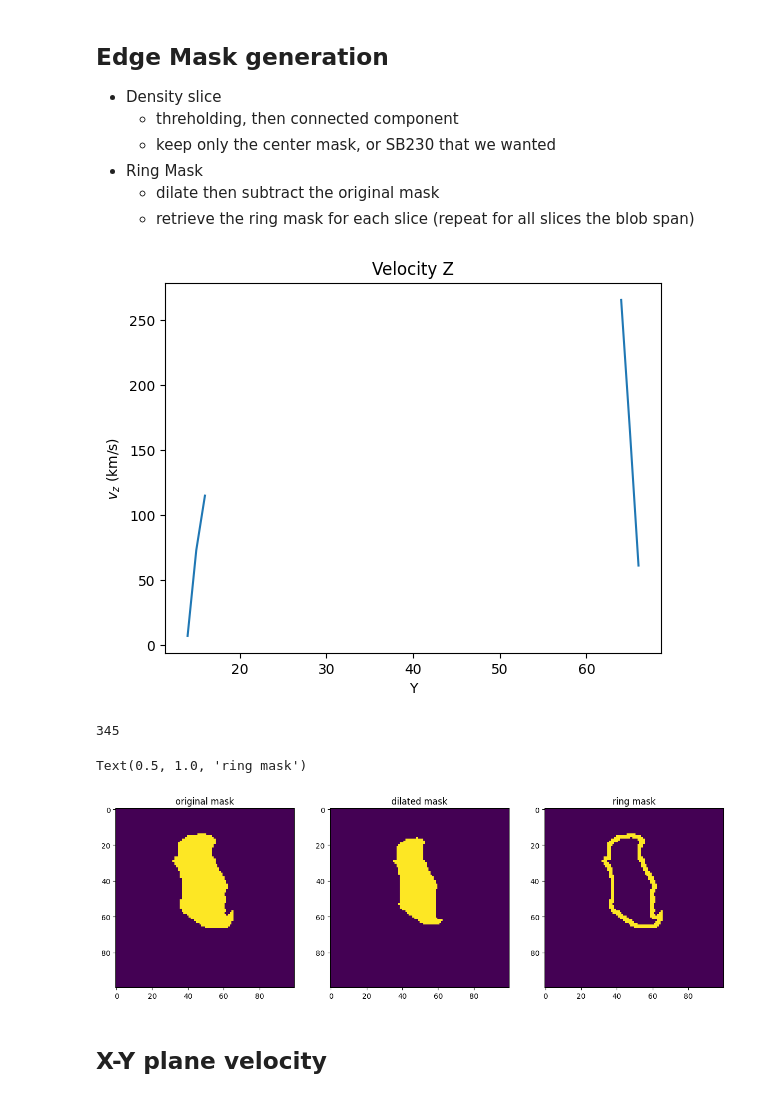
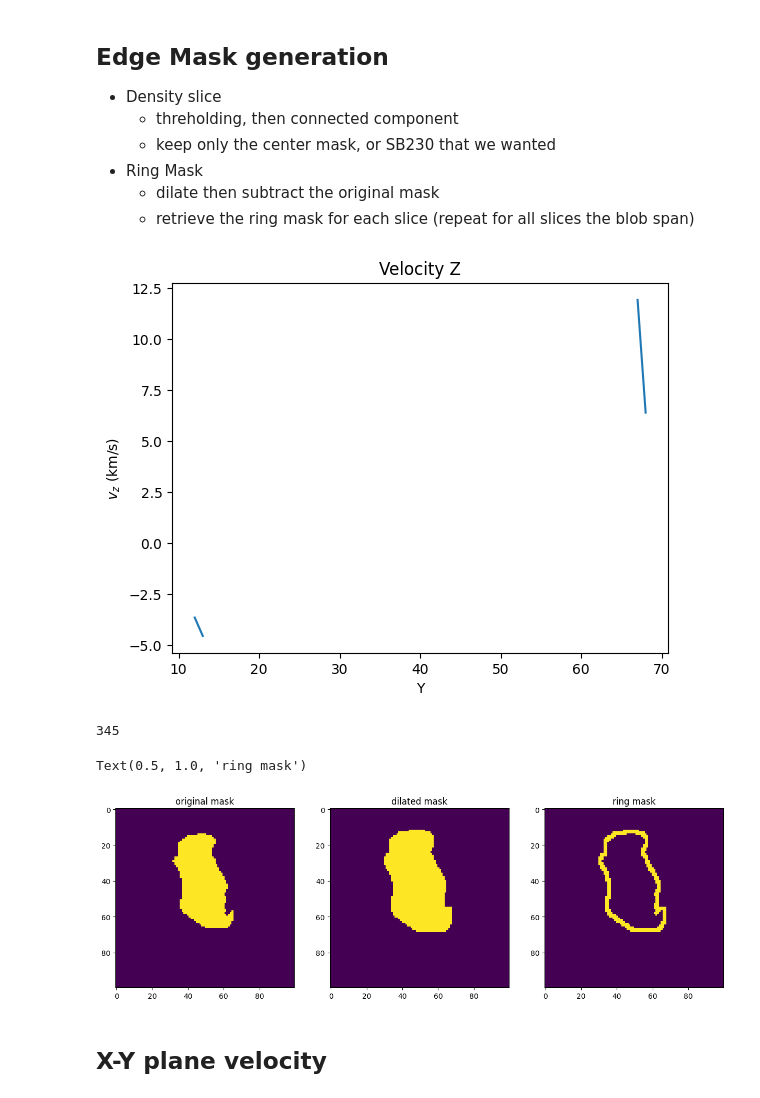
Before and after one commit to Joycelyn-Chen/AstroSegTrack, a Jupyter notebook: analysis/SB230/shockwave_vel.ipynb, the cells around one changed output. Drawn from its saved outputs; the diff is of its cells as text; code cells hidden in the pictures.

```diff
--- a/analysis/SB230/shockwave_vel.ipynb
+++ b/analysis/SB230/shockwave_vel.ipynb
@@ -187,35 +187,37 @@ for current_z in range(upper_b - lower_b):
             # If yes, fill the target_mask with this component
             binary_mask = labels == i
 
             # Save the target mask
             mask[:, :, current_z] = binary_mask
             target_mask = np.where(labels == i, 255, 0).astype('uint8')
 
             break
 
 
     # dilate the binary mask for 3 pixels
     kernel = np.ones((5, 5), np.uint8)
-    dilated_mask = cv2.erode(target_mask, kernel, iterations=1)
+
+    # outside mask
+    dilated_mask = cv2.dilate(target_mask, kernel, iterations=1)
     dilated_stack[:, :, current_z] = dilated_mask
 
     # subtract the dilated mask with the original binary mask to retrieve the boundary edge for the sphere
 boundary_edge = np.logical_xor(mask, dilated_stack).astype(float)
 
 # cast the ring of mask over velz and dens array, plot out the velocity profile, with integrated density as a function of velz
 velz_roi = np.where(boundary_edge, new_velz[:, :, lower_b:upper_b], np.nan)
 dens_roi = np.where(boundary_edge, new_dens[:, :, lower_b:upper_b], np.nan)
 
 plt.plot(velz_roi[:, center_y, current_z].T)
 
 
 plt.title('Velocity Z')
 plt.xlabel('Y')
 plt.ylabel('$v_z$ (km/s)')
 # plt.savefig(f'../expanding_velocity/{time_Myr}/LOS_velz_y_{center_x}.png')
 plt.show()
 # %% [output]
-[figure, old version]
+[figure, new version]
 # %%
 # organized the ring mask coordinates into dictionary, once slice per record
 
@@ -258,7 +260,7 @@ ax3.imshow(boundary_edge[:, :, -1])
 ax3.set_title("ring mask")
 # %% [output]
 Text(0.5, 1.0, 'ring mask')
-[figure, old version]
+[figure, new version]
 # %% [markdown]
 ## X-Y plane velocity
 # %%
```
Also changed, not shown: parts of 3 cells of this notebook.
